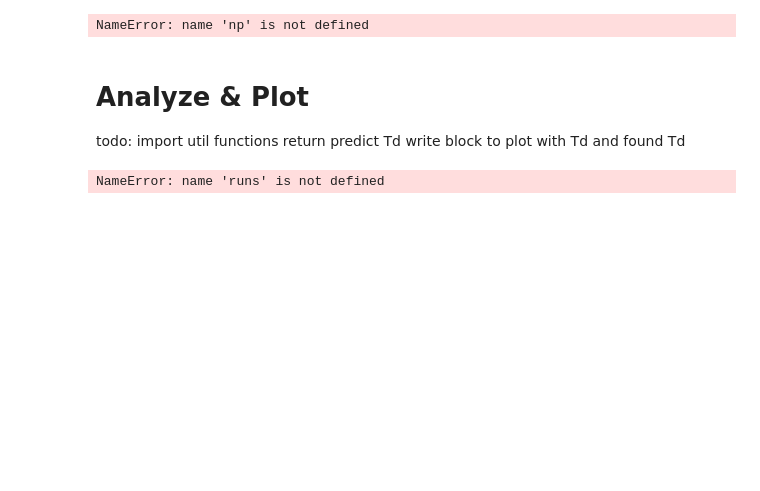
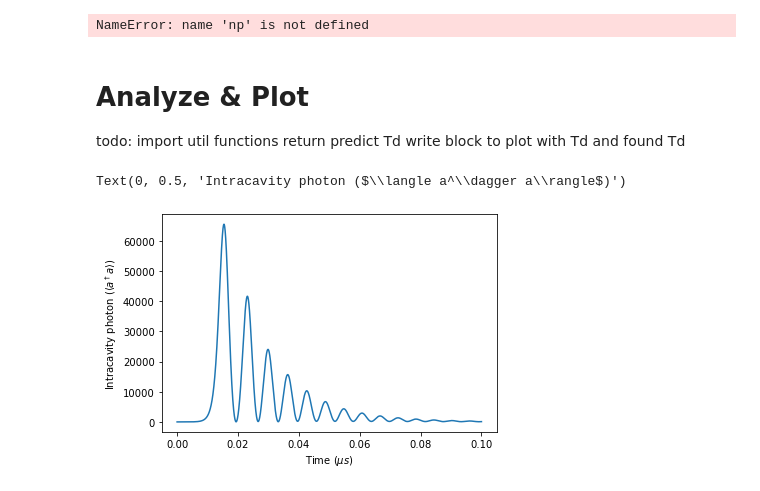
Before and after one commit to VodkaSin/Cuda_C_spin_sync, a Jupyter notebook: CUDA_code/cuda_run.ipynb, the cells around one changed output. Cells and saved outputs as stored; diff of their text form; code cells hidden in the pictures; blank space fills up the shorter version.

Commit message:
Updated cuda_run to read files and plot with utils functions

```diff
--- a/CUDA_code/cuda_run.ipynb
+++ b/CUDA_code/cuda_run.ipynb
@@ -130,4 +114,20 @@ def plot_heat(x, y, z, z_min, z_max):
-# %%
-runs[1]
-# %% [output]
-NameError: name 'runs' is not defined
+# %%
+#############################################################
+# Read in the results file
+# Returns:
+#         [0]: time steps
+#         [1]: sz
+#         [2]: coherence
+#         [3]: photons
+#############################################################
+results = utils.read_results("500det") # Input: file handle
+# %%
+#############################################################
+# Plots intracavity field
+#############################################################
+plt.plot(results[0], results[3])
+plt.xlabel(r"Time ($\mu s$)")
+plt.ylabel(r"Intracavity photon ($\langle a^\dagger a\rangle$)")
+# %% [output]
+Text(0, 0.5, 'Intracavity photon ($\\langle a^\\dagger a\\rangle$)')
+[figure, added]
```
Also changed, not shown: parts of 8 cells of this notebook, 1 other file.
